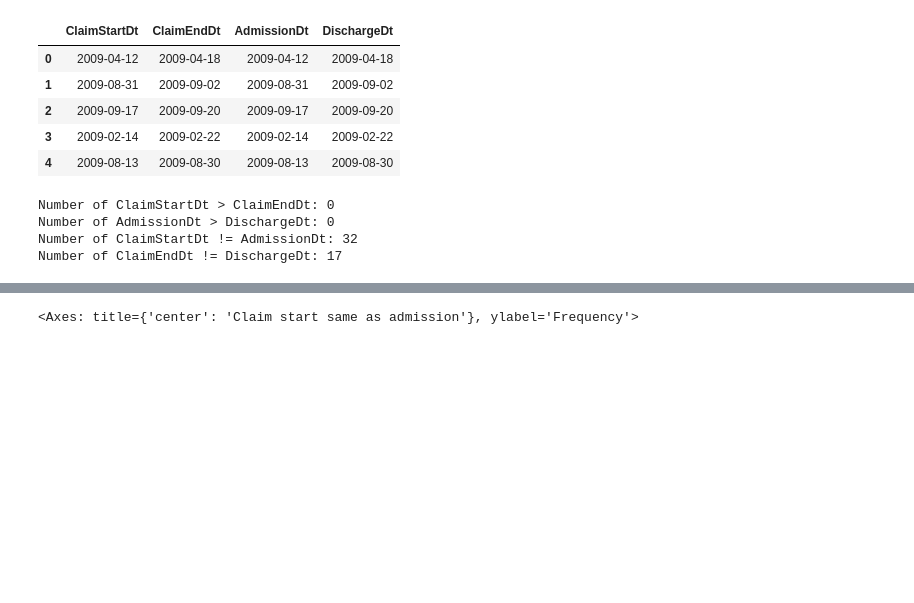
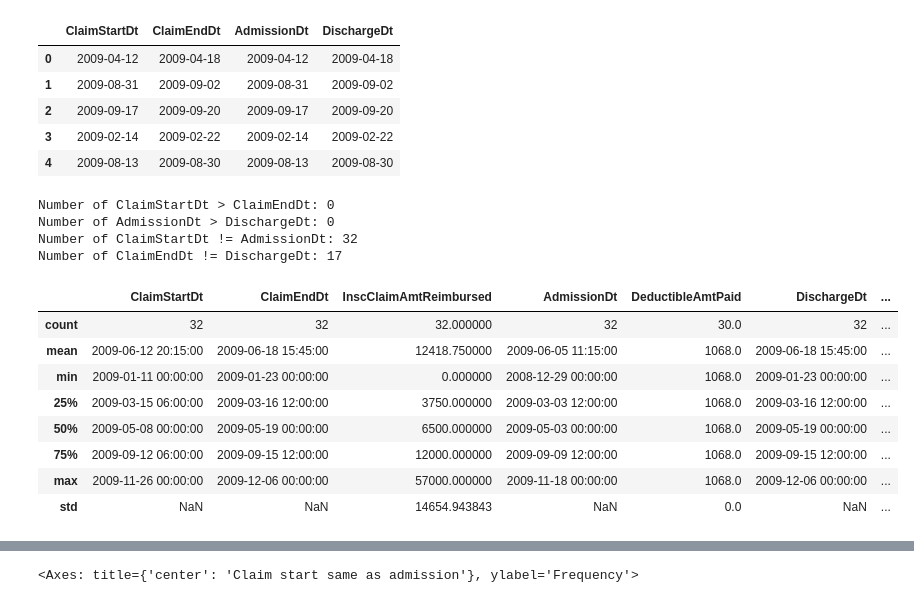
Before and after one commit to bkdevart/health_claims, a Jupyter notebook: health-claims.ipynb, the cells around one changed output, grey strips where cells are left out. Cells and saved outputs as stored; diff of their text form; code cells hidden in the pictures; blank space fills up the shorter version.

Commit message:
Kaggle Notebook | health_claims | More data notes and todo items added for EDA

```diff
--- a/health-claims.ipynb
+++ b/health-claims.ipynb
@@ -61,3 +106,19 @@ Number of ClaimStartDt > ClaimEndDt: 0
 Number of AdmissionDt > DischargeDt: 0
 Number of ClaimStartDt != AdmissionDt: 32
 Number of ClaimEndDt != DischargeDt: 17
+# %%
+# look at some of the claim dates that don't match admission/discharge dates
+df_inpatient['admin_claim_start_equal'] = df_inpatient['ClaimStartDt'] == df_inpatient['AdmissionDt']
+df_inpatient['discharge_claim_end_equal'] = df_inpatient['ClaimEndDt'] == df_inpatient['DischargeDt']
+
+df_inpatient[~df_inpatient['admin_claim_start_equal']].describe()
+# %% [output]
+|  | ClaimStartDt | ClaimEndDt | InscClaimAmtReimbursed | AdmissionDt | DeductibleAmtPaid | DischargeDt | ... |
+| count | 32 | 32 | 32.000000 | 32 | 30.0 | 32 | ... |
+| mean | 2009-06-12 20:15:00 | 2009-06-18 15:45:00 | 12418.750000 | 2009-06-05 11:15:00 | 1068.0 | 2009-06-18 15:45:00 | ... |
+| min | 2009-01-11 00:00:00 | 2009-01-23 00:00:00 | 0.000000 | 2008-12-29 00:00:00 | 1068.0 | 2009-01-23 00:00:00 | ... |
+| 25% | 2009-03-15 06:00:00 | 2009-03-16 12:00:00 | 3750.000000 | 2009-03-03 12:00:00 | 1068.0 | 2009-03-16 12:00:00 | ... |
+| 50% | 2009-05-08 00:00:00 | 2009-05-19 00:00:00 | 6500.000000 | 2009-05-03 00:00:00 | 1068.0 | 2009-05-19 00:00:00 | ... |
+| 75% | 2009-09-12 06:00:00 | 2009-09-15 12:00:00 | 12000.000000 | 2009-09-09 12:00:00 | 1068.0 | 2009-09-15 12:00:00 | ... |
+| max | 2009-11-26 00:00:00 | 2009-12-06 00:00:00 | 57000.000000 | 2009-11-18 00:00:00 | 1068.0 | 2009-12-06 00:00:00 | ... |
+| std | NaN | NaN | 14654.943843 | NaN | 0.0 | NaN | ... |
```
Also changed, not shown: parts of 7 cells of this notebook.
